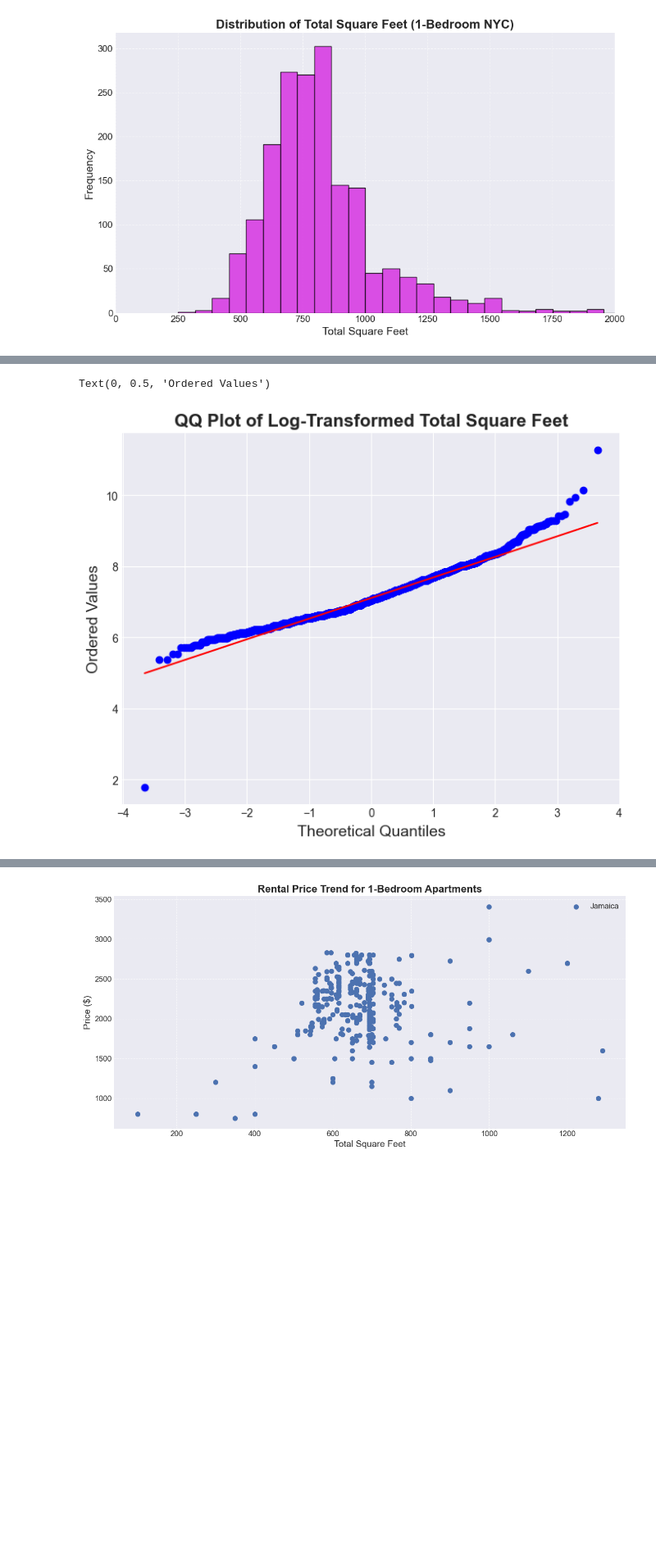
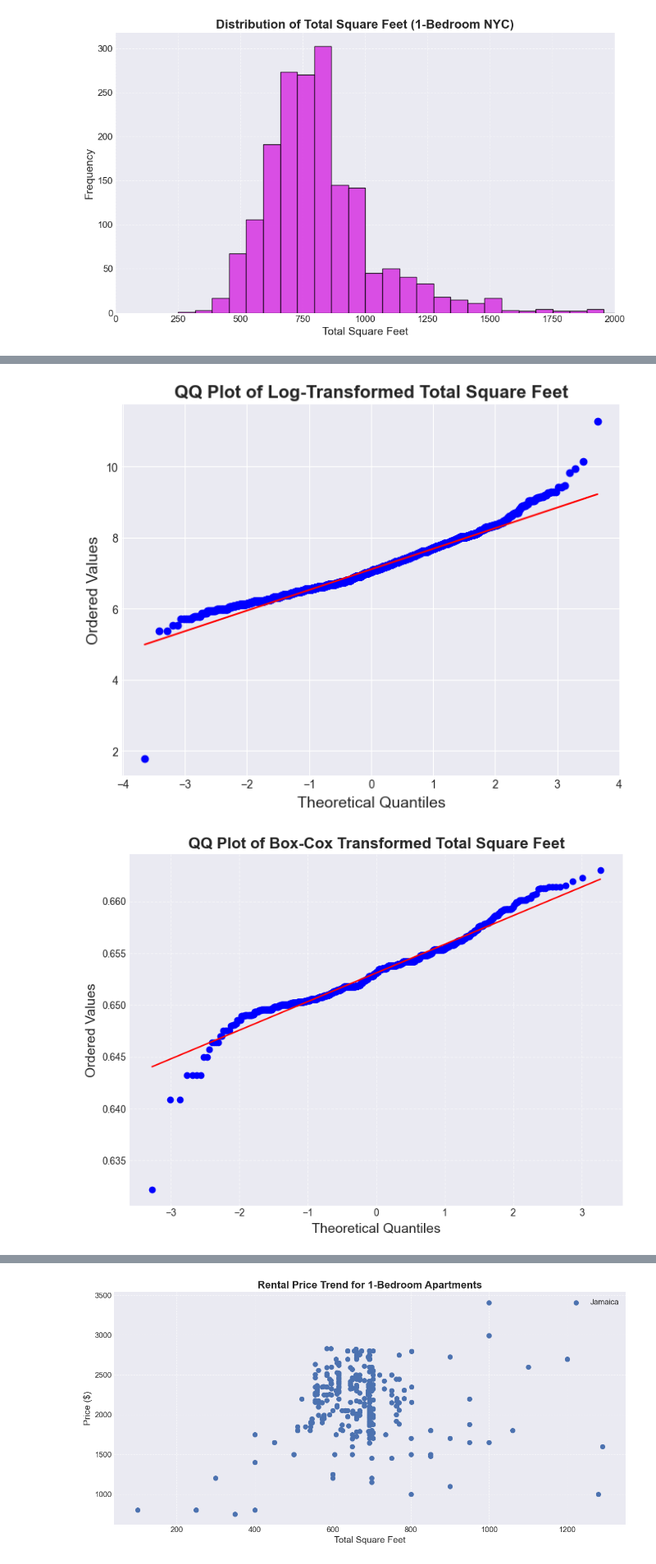
Before and after one commit to supernovaaa2024/RealEstateValuation, a Jupyter notebook: RealEstateStats.ipynb, the cells around one changed output, grey strips where cells are left out. Shown at 82% size. Saved outputs shown, nothing was run; the diff lists cells and outputs as text; code cells hidden in the pictures; blank space fills up the shorter version.

```diff
--- a/RealEstateStats.ipynb
+++ b/RealEstateStats.ipynb
@@ -419,6 +419,19 @@ if p_value < 0.05:
 else:
     print("Fail to reject the null hypothesis: means are not significantly different.")
 
+# boxcox transformation
+from scipy.stats import boxcox
+a_boxcox, _ = boxcox(a_log + 1)  # Adding 1
+b_boxcox, _ = boxcox(b_log + 1)  # Adding 1
+# T-test
+t_stat, p_value = stats.ttest_ind(a_boxcox, b_boxcox, equal_var=False)
+print(f"Box-Cox T-statistic: {t_stat:.2f}, P-value: {p_value:.4f}")
+if p_value < 0.05:
+    print("Reject the null hypothesis: means are significantly different.")
+else:
+    print("Fail to reject the null hypothesis: means are not significantly different.")
+# This indicates that the average square footage of 1-bedroom apartments is significantly different from that of
+
 # Use u-test to compare distributions
 u_stat, p_value = stats.mannwhitneyu(a, b, alternative='two-sided')
 print(f"U-statistic: {u_stat:.2f}, P-value: {p_value:.4f}")
@@ -449,28 +464,45 @@ Reject the null hypothesis: distributions are significantly different.
 # %%
 plt.hist(a_log, bins=50, alpha=0.7, label='Jamaica')
 plt.hist(b_log, bins=50, alpha=0.7, label='NYC')
 plt.legend()
 plt.title("Log-Transformed Price Distribution")
 plt.xlabel("log(Price + 1)")
 plt.ylabel("Frequency")
 plt.show()
 # QQ Plot of Log-Transformed Total Square Feet for Jamaica
 plt.figure(figsize=(8, 6))
 stats.probplot(a_log, dist="norm", plot=plt)
 plt.title("QQ Plot of Log-Transformed Total Square Feet", fontsize=16, fontweight='bold')
 plt.xlabel("Theoretical Quantiles", fontsize=14)
 plt.ylabel("Ordered Values", fontsize=14)
 plt.grid(True, linestyle='--', alpha=0.6)
 plt.tight_layout()
 plt.show()
 # QQ Plot of Log-Transformed Total Square Feet for NYC
 plt.figure(figsize=(8, 6))
 stats.probplot(b_log, dist="norm", plot=plt)
 plt.title("QQ Plot of Log-Transformed Total Square Feet", fontsize=16, fontweight='bold')
 plt.xlabel("Theoretical Quantiles", fontsize=14)
 plt.ylabel("Ordered Values", fontsize=14)
+# QQ Plot of Box-Cox Transformed Total Square Feet for Jamaica
+plt.figure(figsize=(8, 6))
+stats.probplot(a_boxcox, dist="norm", plot=plt)
+plt.title("QQ Plot of Box-Cox Transformed Total Square Feet", fontsize=16, fontweight='bold')
+plt.xlabel("Theoretical Quantiles", fontsize=14)
+plt.ylabel("Ordered Values", fontsize=14)
+plt.grid(True, linestyle='--', alpha=0.6)
+plt.tight_layout()
+# QQ Plot of Box_Cox Transformed Total Square Feet for NYC
+plt.figure(figsize=(8, 6))
+stats.probplot(b_boxcox, dist="norm", plot=plt)
+plt.title("QQ Plot of Box-Cox Transformed Total Square Feet", fontsize=16, fontweight='bold')
+plt.xlabel("Theoretical Quantiles", fontsize=14)
+plt.ylabel("Ordered Values", fontsize=14)
+plt.grid(True, linestyle='--', alpha=0.6)
+plt.tight_layout()
+plt.show()
 # %% [output]
 [figure]
 [figure]
-Text(0, 0.5, 'Ordered Values')
 [figure]
+[figure, added]
```
Also changed, not shown: parts of 5 cells of this notebook.
